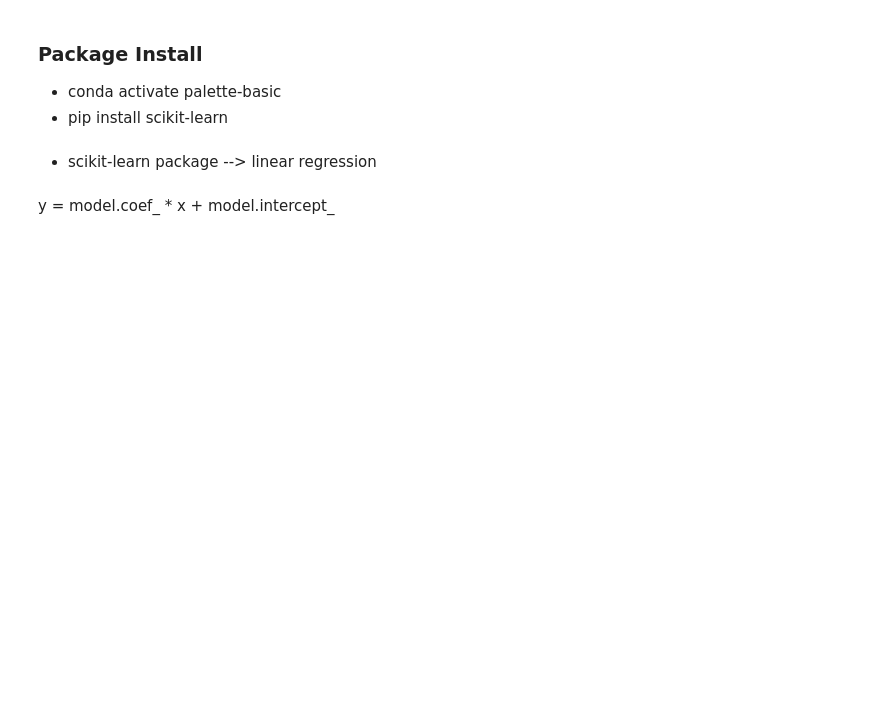
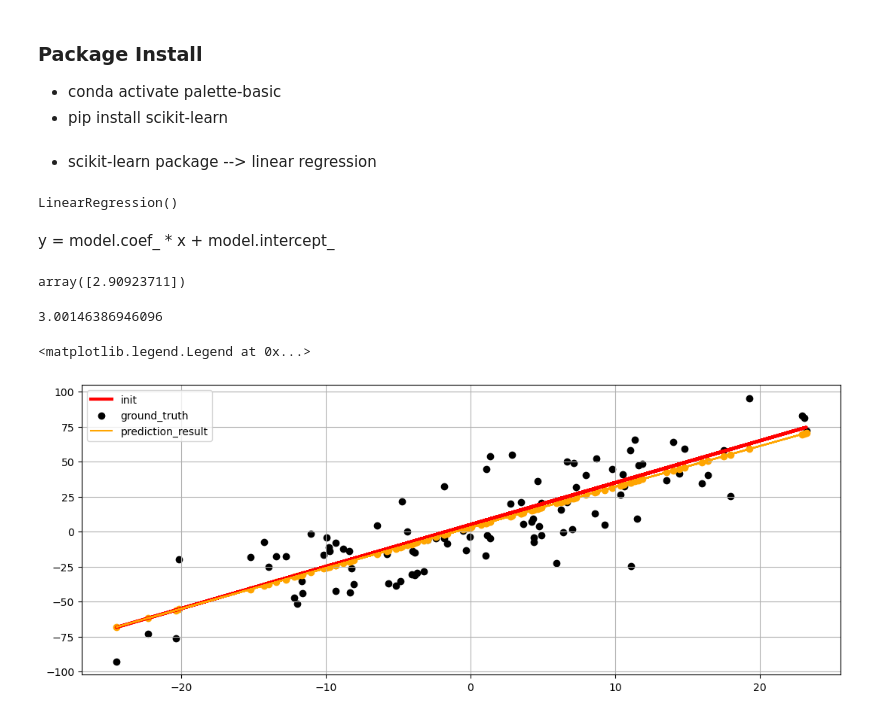
Before and after one commit to yeseuly/Python-palette, a Jupyter notebook: bigdata/day-01/submit/day-01_yeseuly.ipynb, the cells around one changed output. Cells and saved outputs as stored; diff of their text form; code cells hidden in the pictures; blank space fills up the shorter version.

```diff
--- a/bigdata/day-01/submit/day-01_yeseuly.ipynb
+++ b/bigdata/day-01/submit/day-01_yeseuly.ipynb
@@ -54,7 +128,20 @@ b = 5
 # %%
 from sklearn.linear_model import LinearRegression
 
-# model = LinearRegression()
-# model.fit(X=x.reshape(-1, 1), y=y)
+model = LinearRegression()
+model.fit(X=x.reshape(-1, 1), y=y)
+# %% [output]
+LinearRegression()
 # %% [markdown]
 y = model.coef_ * x + model.intercept_
+# %%
+model.coef_
+# %% [output]
+array([2.90923711])
+# %%
+model.intercept_
+# %% [output]
+3.00146386946096
+# %%
+prediction_result = model.predict(x.reshape(-1, 1))
+ground_truth = y
@@ -60,0 +151,11 @@ y = model.coef_ * x + model.intercept_
+# %%
+plt.figure(figsize=(13, 5))
+plt.plot(x, a*x+b, color='red', label='init', linewidth=3)
+plt.scatter(x, ground_truth, color='black', label='ground_truth')
+plt.scatter(x, prediction_result, color='orange')
+plt.plot(x, prediction_result, color='orange', label='prediction_result')
+plt.grid()
+plt.legend()
+# %% [output]
+<matplotlib.legend.Legend at 0x...>
+[figure, added]
```
Also changed, not shown: parts of 7 cells of this notebook.
